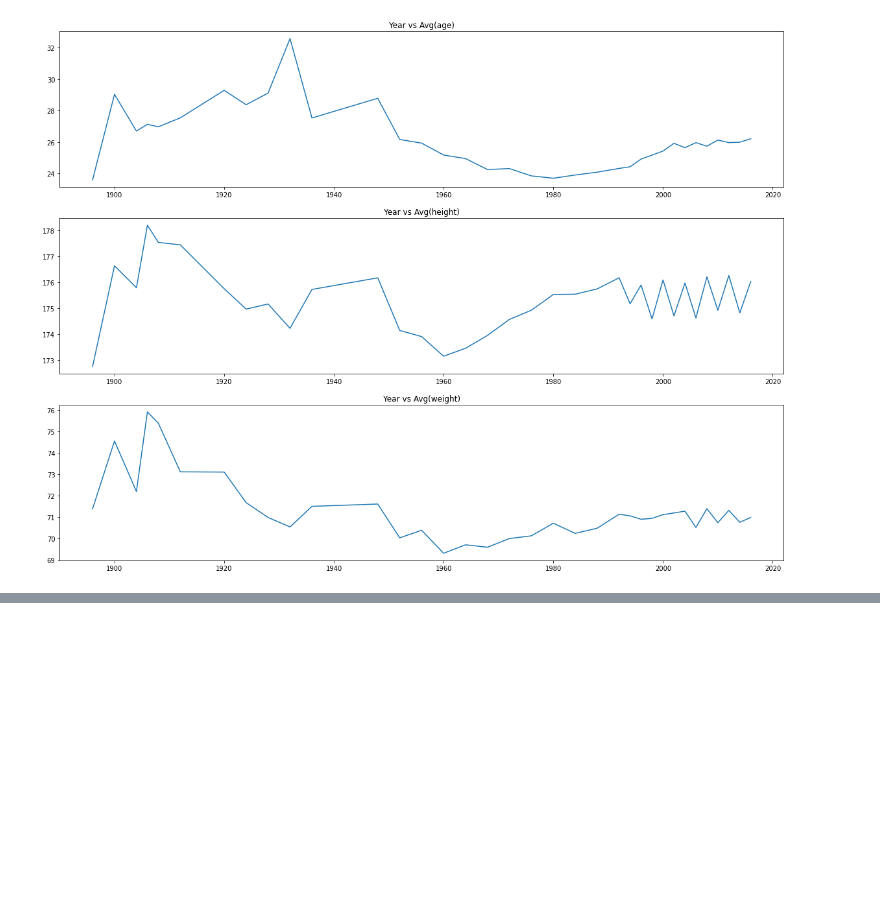
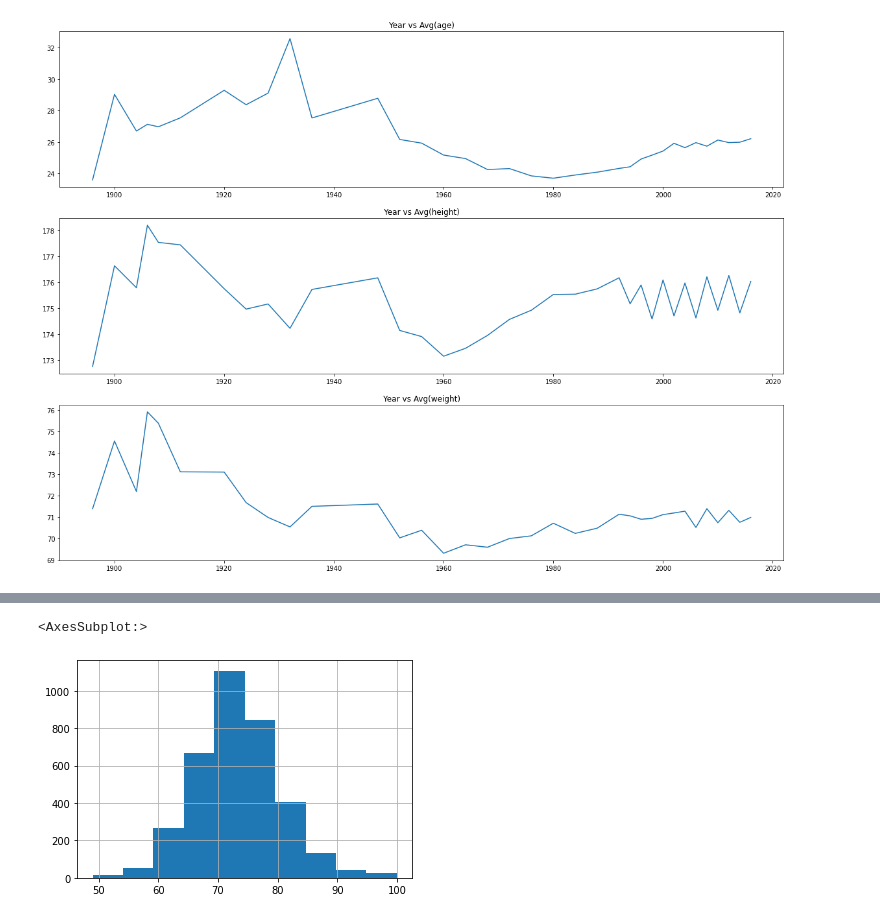
Before and after one commit to baljor3/olympics, a Jupyter notebook: capstone project.ipynb, the cells around one changed output, grey strips where cells are left out. Saved outputs shown, nothing was run; the diff lists cells and outputs as text; code cells hidden in the pictures; blank space fills up the shorter version.

```diff
--- a/capstone project.ipynb
+++ b/capstone project.ipynb
@@ -724,0 +759,15 @@ plt.show()
+# %%
+stats=psql.sqldf("""
+SELECT *
+FROM Athlete
+where Sport = 'Athletics' OR Sport = 'Swimming' OR Sport ='Football'
+""")
+# %%
+football= stats[(stats['Sport'] == 'Football' )&(stats['Event'] == 'Football Men\'s Football')]
+# %%
+football=football.loc[football['Weight'] !=football['Weight'].min()]
+# %%
+football['Weight'].hist()
+# %% [output]
+<AxesSubplot:>
+[figure, added]
```
Also changed, not shown: parts of 15 cells of this notebook.
